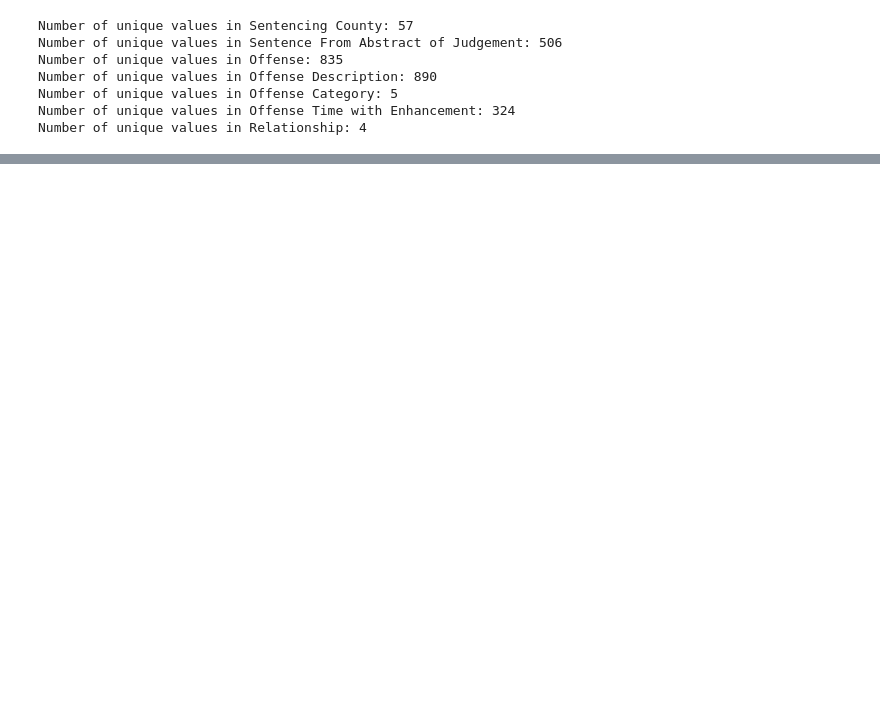
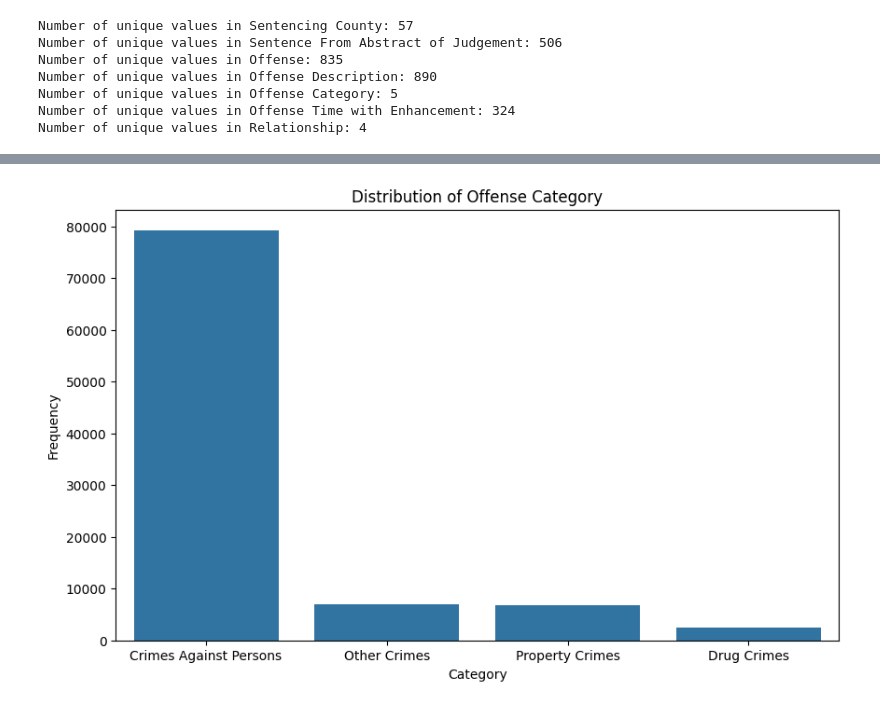
Before and after one commit to julia-epshtein/CS571, a Jupyter notebook: data_exploration.ipynb, the cells around one changed output, grey strips where cells are left out. Saved outputs shown, nothing was run; the diff lists cells and outputs as text; code cells hidden in the pictures; blank space fills up the shorter version.

```diff
--- a/data_exploration.ipynb
+++ b/data_exploration.ipynb
@@ -180,0 +242,13 @@ dtype: int64
+# %%
+plt.figure(figsize=(10, 6))
+sns.barplot(
+    x='Offense Category',
+    y='count',
+    data=demographics['Offense Category'].value_counts().reset_index()
+)
+plt.title('Distribution of Offense Category')
+plt.xlabel('Category')
+plt.ylabel('Frequency')
+plt.show()
+# %% [output]
+[figure, added]
```
Also changed, not shown: parts of 47 cells of this notebook, 1 other file.
